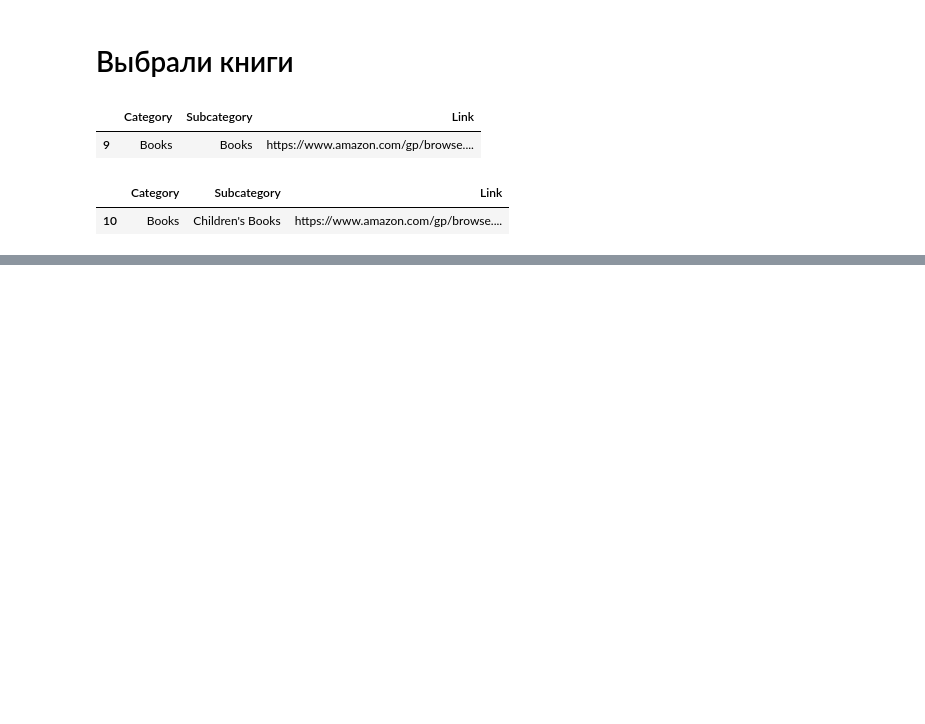
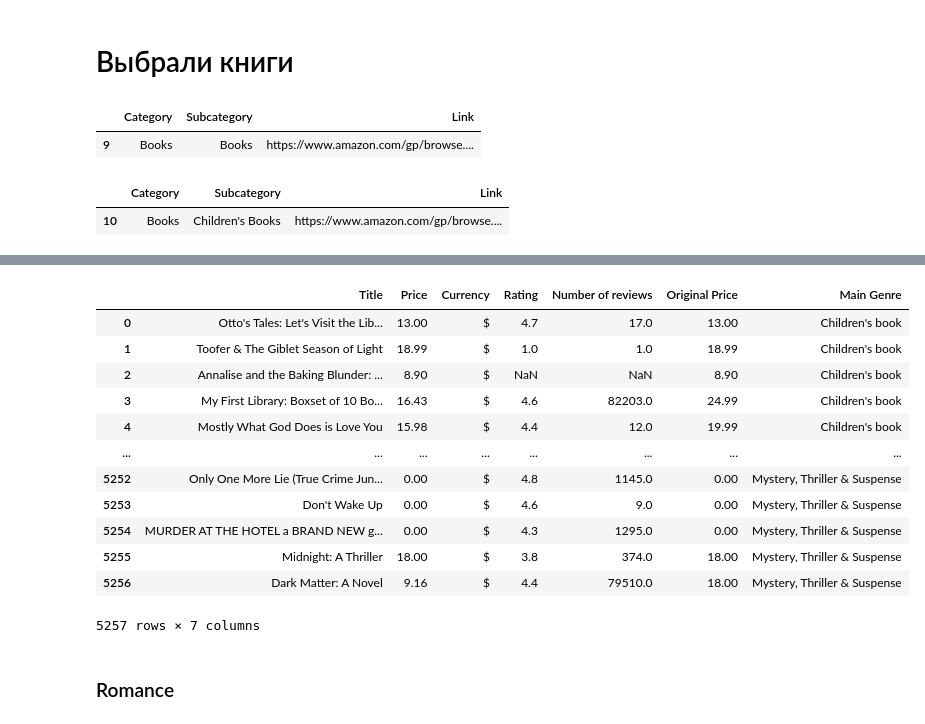
Before and after one commit to MAYBEVI4ER/GP_2, a Jupyter notebook: GP 2 - Scraping & API.ipynb, the cells around one changed output, grey strips where cells are left out. Cells and saved outputs as stored; diff of their text form; code cells hidden in the pictures; blank space fills up the shorter version.

```diff
--- a/GP 2 - Scraping & API.ipynb
+++ b/GP 2 - Scraping & API.ipynb
@@ -518,0 +744,38 @@ driver.quit()
+# %%
+category_name = 'Mystery, Thriller & Suspense'
+
+chrome_options = Options()
+chrome_options.add_argument("--headless")  # Запуск в фоновом режиме (без открытия браузера)
+driver = webdriver.Chrome() # options=chrome_options
+
+url = df[(df['Subcategory'] == "Books")]['Link'].iloc[0]
+
+driver.get(url)
+
+time.sleep(2)
+
+SetCountry()
+driver.refresh()
+time.sleep(5)
+
+clickable = driver.find_element(By.ID, 'twotabsearchtextbox')
+flag = True
+
+time.sleep(3)
+
+ActionChains(driver) \
+    .click(clickable) \
+    .perform()
+
+time.sleep(1)
+
+ActionChains(driver)\
+            .send_keys(category_name)\
+            .perform()
+
+time.sleep(1)
+
+clickable = driver.find_element(By.ID, 'nav-search-submit-button')
+ActionChains(driver) \
+    .click(clickable) \
+    .perform()
@@ -518,0 +828,16 @@ driver.quit()
+# %%
+data
+# %% [output]
+|  | Title | Price | Currency | Rating | Number of reviews | Original Price | Main Genre |
+| 0 | Otto's Tales: Let's Visit the Lib... | 13.00 | $ | 4.7 | 17.0 | 13.00 | Children's book |
+| 1 | Toofer & The Giblet Season of Light | 18.99 | $ | 1.0 | 1.0 | 18.99 | Children's book |
+| 2 | Annalise and the Baking Blunder: ... | 8.90 | $ | NaN | NaN | 8.90 | Children's book |
+| 3 | My First Library: Boxset of 10 Bo... | 16.43 | $ | 4.6 | 82203.0 | 24.99 | Children's book |
+| 4 | Mostly What God Does is Love You | 15.98 | $ | 4.4 | 12.0 | 19.99 | Children's book |
+| ... | ... | ... | ... | ... | ... | ... | ... |
+| 5252 | Only One More Lie (True Crime Jun... | 0.00 | $ | 4.8 | 1145.0 | 0.00 | Mystery, Thriller & Suspense |
+| 5253 | Don't Wake Up | 0.00 | $ | 4.6 | 9.0 | 0.00 | Mystery, Thriller & Suspense |
+| 5254 | MURDER AT THE HOTEL a BRAND NEW g... | 0.00 | $ | 4.3 | 1295.0 | 0.00 | Mystery, Thriller & Suspense |
+| 5255 | Midnight: A Thriller | 18.00 | $ | 3.8 | 374.0 | 18.00 | Mystery, Thriller & Suspense |
+| 5256 | Dark Matter: A Novel | 9.16 | $ | 4.4 | 79510.0 | 18.00 | Mystery, Thriller & Suspense |
+5257 rows × 7 columns
@@ -518,0 +846,2 @@ driver.quit()
+# %% [markdown]
+### Romance
```
Also changed, not shown: parts of 45 cells of this notebook, 1 other file.
